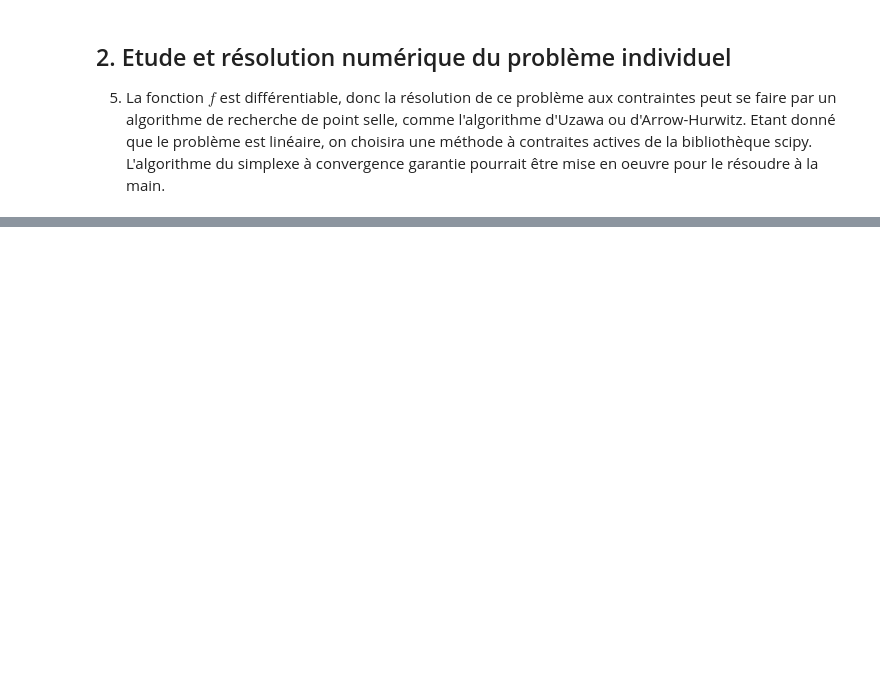
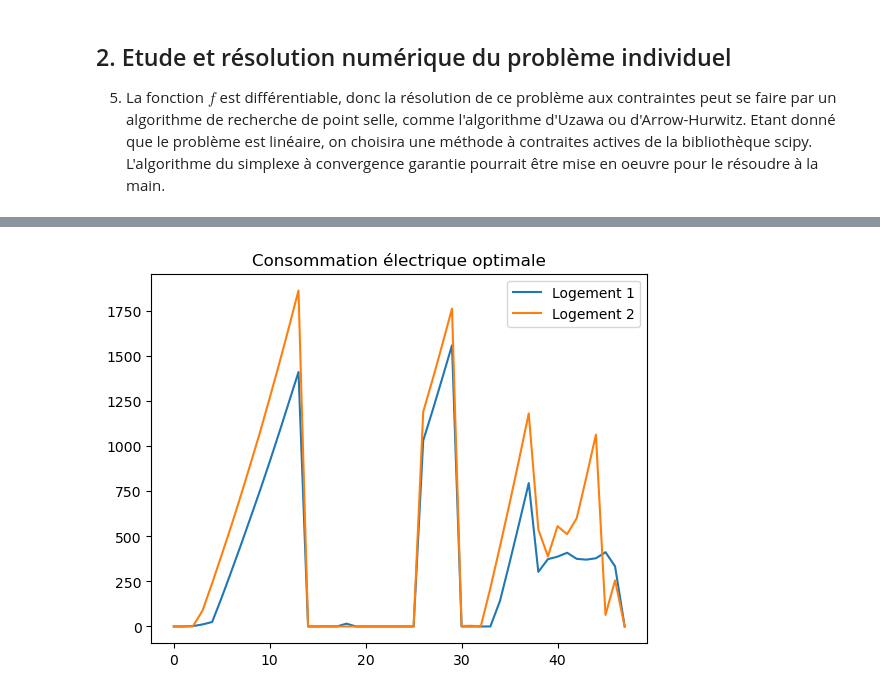
Before and after one commit to donatiendelachesnais/Projet_gr1, a Jupyter notebook: Projet_optim.ipynb, the cells around one changed output, grey strips where cells are left out. Saved outputs shown, nothing was run; the diff lists cells and outputs as text; code cells hidden in the pictures; blank space fills up the shorter version.

Commit message:
Questions 10 et 11

```diff
--- a/Projet_optim.ipynb
+++ b/Projet_optim.ipynb
@@ -155,0 +148,82 @@ def T()
+# %%
+##Question 10
+import numpy as np
+import matplotlib.pyplot as plt
+from scipy.optimize import minimize
+
+##Définition des contraintes
+
+##Constantes
+ccr=1
+cpl=1.5
+Tm1=18
+Tm2=20
+TM=30
+h=0.05
+k=0.01
+b=1/500
+PM=5000
+n_l = 2
+dt = 0.5
+t0 = 23
+N = int((t0+1)/dt*n_l)
+cst = np.exp(-(2*h+k)*dt)
+presence = np.array([0]*16*n_l+[1]*4*n_l+[0]*18*n_l+[1]*10*n_l)
+
+Tiext2 = np.zeros(N)
+Tiext2[::2]=Tiext
+Tiext2[1::2]=Tiext
+
+#Définition de la fonction de température
+def Temp(P):
+    Ti = np.zeros(N)
+    Ti[:2] = np.array([Tm1,Tm2])
+    for i in range(2, N, n_l):
+        Ti[i] = cst*Ti[i-2] +(1-cst)/(2*h+k)*(b*P[i-2]+h*Tiext[i//n_l-1]+h*Ti[i-1])
+        Ti[i+1] = cst*Ti[i-1] +(1-cst)/(2*h+k)*(b*P[i-1]+h*Tiext[i//n_l-1]+h*Ti[i-2])
+    return Ti
+
+##Contraintes
+def C1(P):
+    return P
+def C2(P):
+    return PM-P
+def C3(P):
+    res = np.zeros(N)
+    res[::n_l] = (Temp(P)[::n_l]-Tm1)
+    res[1::n_l] = (Temp(P)[1::n_l]-Tm2)
+    return res*presence
+def C4(P):
+    return (TM-Temp(P))*presence
+
+constraints = [{'type': 'ineq', 'fun': C1},
+               {'type': 'ineq', 'fun': C2},
+               {'type': 'ineq', 'fun': C3},
+               {'type': 'ineq', 'fun': C4}]
+
+##Fonction objectif
+ci = np.array([cpl]*2+[ccr]*12+[cpl]*12+[ccr]*4+[cpl]*18)
+def f(P):
+    return dt*np.dot(ci, P[::n_l]+P[1::n_l])
+
+##Conditions initiales
+P0 = np.array([0]*N)
+
+##Résolution
+res = minimize(f, P0, constraints=constraints)
+
+plt.figure(1)
+plt.plot(res.x[::n_l])
+plt.title('Consommation électrique optimale')
+plt.plot(res.x[1::n_l])
+plt.legend(['Logement 1', 'Logement 2'])
+plt.show()
+
+plt.figure(2)
+plt.plot(Temp(res.x)[::n_l])
+plt.title('Température optimale')
+plt.plot(Temp(res.x)[1::n_l])
+plt.legend(['Logement 1', 'Logement 2'])
+plt.show()
+# %% [output]
+[figure, added]
```
Also changed, not shown: parts of 5 cells of this notebook.
